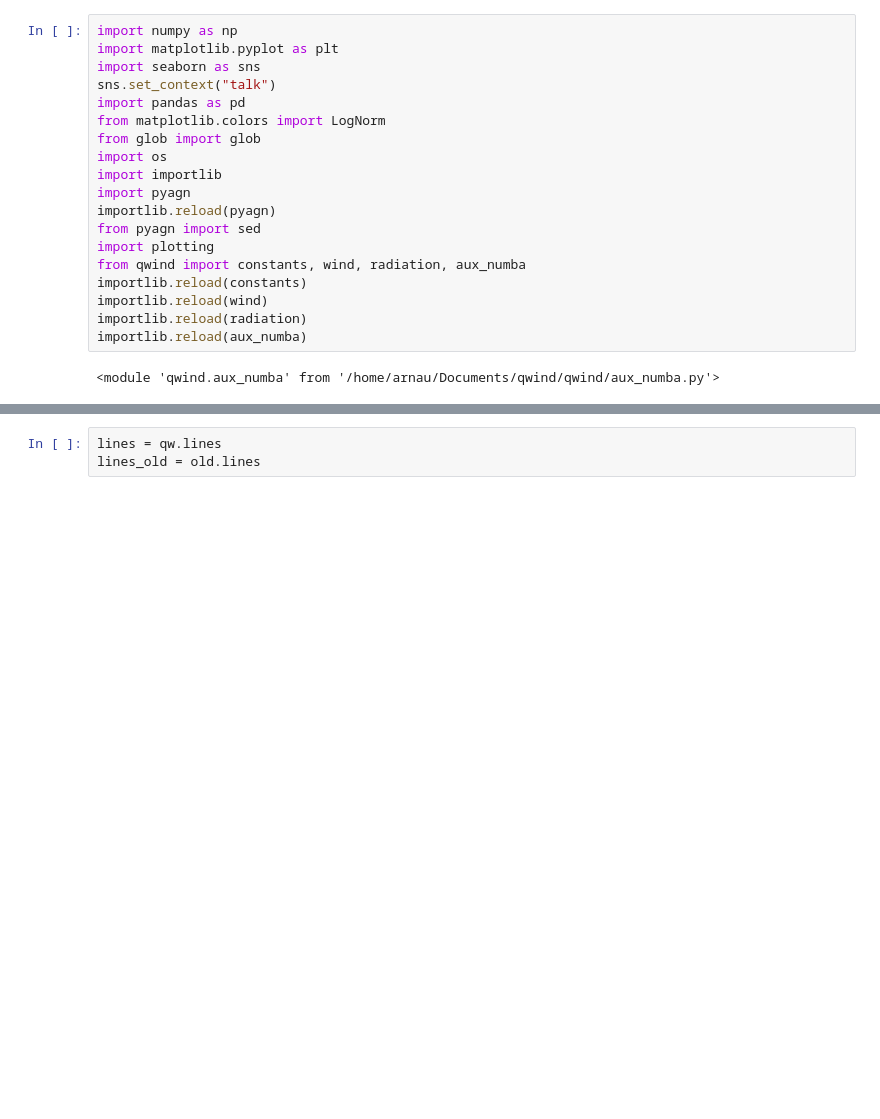
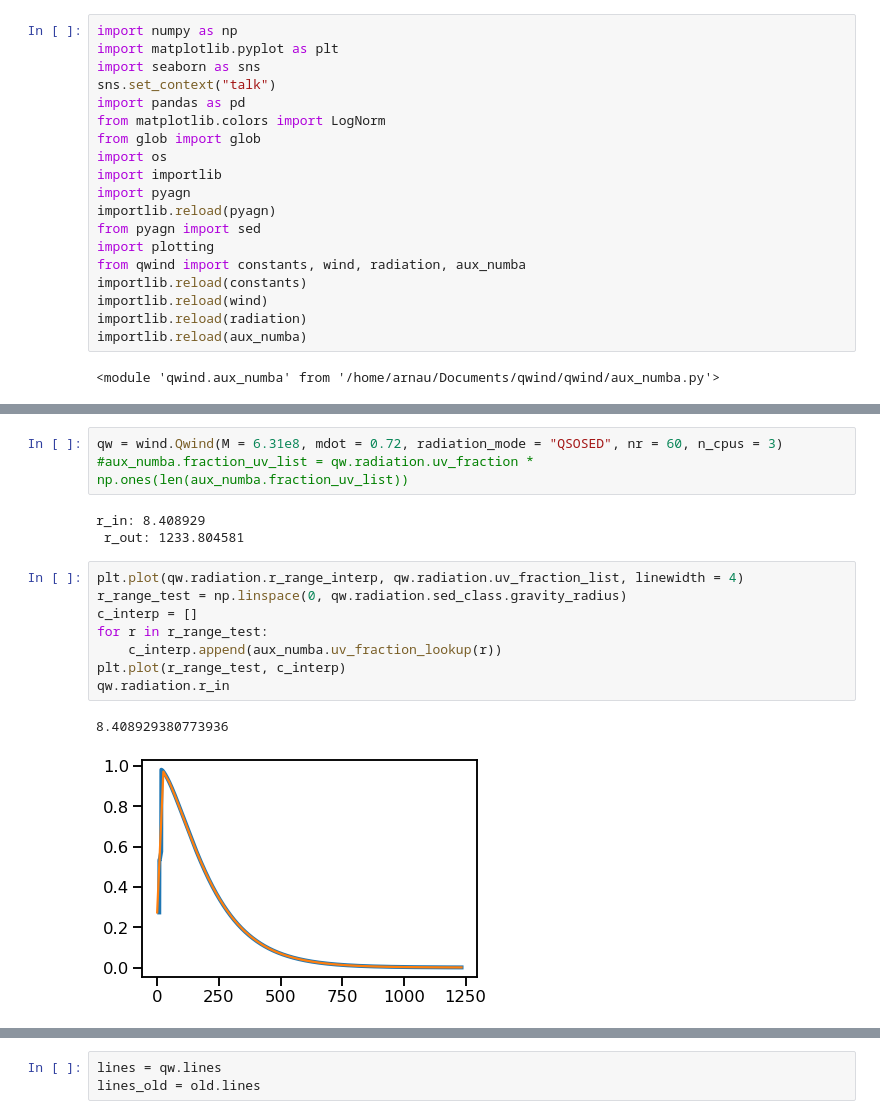
Before and after one commit to arnauqb/qwind, a Jupyter notebook: Notebooks/01_incorporationg_fractions.ipynb, the cells around one changed output, grey strips where cells are left out. Drawn from its saved outputs; the diff is of its cells as text; blank space fills up the shorter version.

Commit message:
new class QSOSED working properly, fractions included in the integral

```diff
--- a/Notebooks/01_incorporationg_fractions.ipynb
+++ b/Notebooks/01_incorporationg_fractions.ipynb
@@ -39,3 +22,20 @@ Wall time: 3.01 s
+# %%
+qw = wind.Qwind(M = 6.31e8, mdot = 0.72, radiation_mode = "QSOSED", nr = 60, n_cpus = 3)
+#aux_numba.fraction_uv_list = qw.radiation.uv_fraction * np.ones(len(aux_numba.fraction_uv_list))
+# %% [output]
+r_in: 8.408929
+ r_out: 1233.804581
+# %%
+plt.plot(qw.radiation.r_range_interp, qw.radiation.uv_fraction_list, linewidth = 4)
+r_range_test = np.linspace(0, qw.radiation.sed_class.gravity_radius)
+c_interp = []
+for r in r_range_test:
+    c_interp.append(aux_numba.uv_fraction_lookup(r))
+plt.plot(r_range_test, c_interp)
+qw.radiation.r_in
+# %% [output]
+8.408929380773936
+[figure, added]
 # %%
 qw.start_lines(niter = 50000)
 # %% [output]
```
Also changed, not shown: parts of 8 cells of this notebook, 5 other files.
